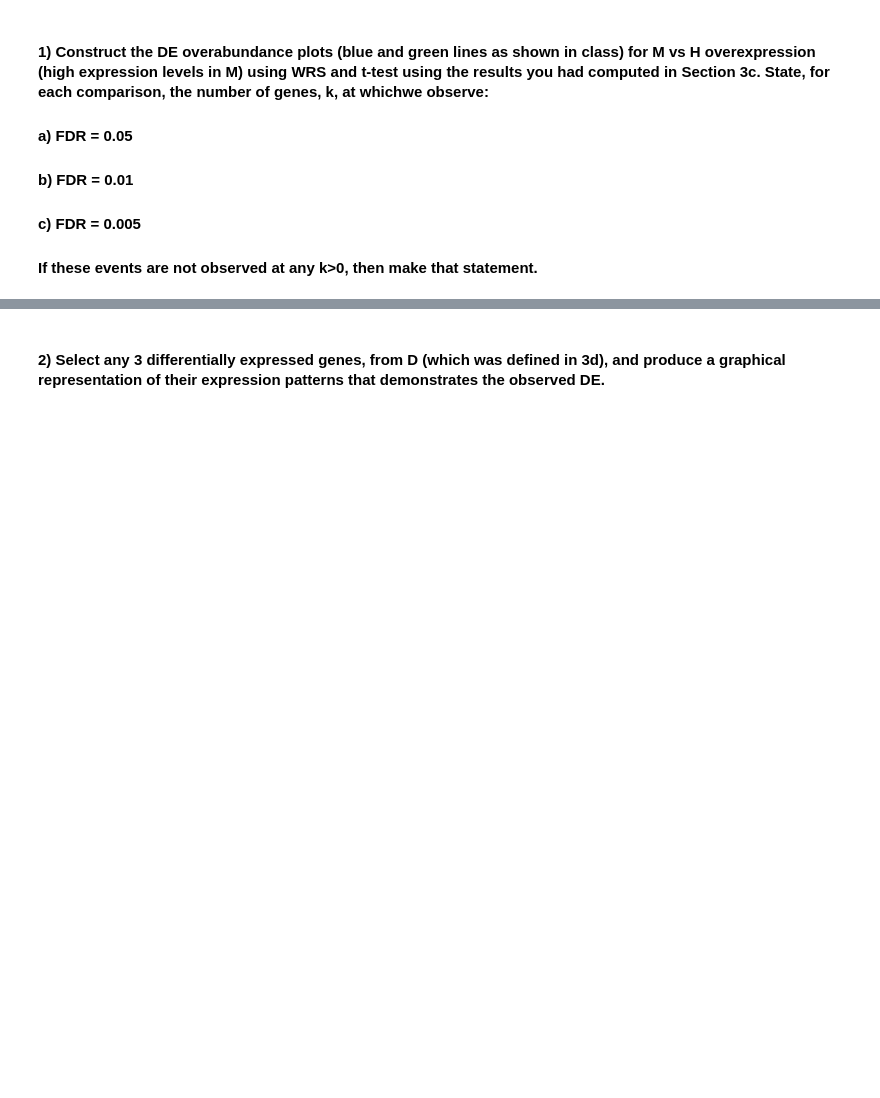
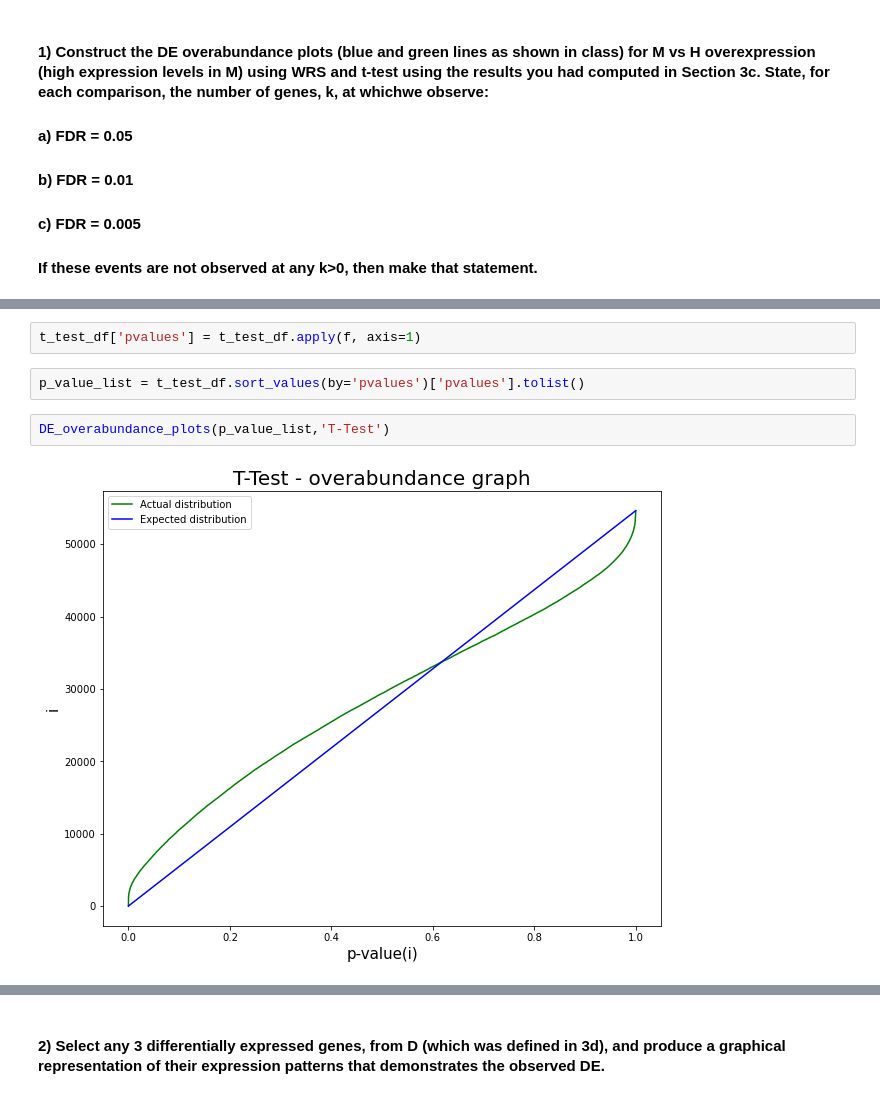
Before and after one commit to leeaz97/SatisticsIDC, a Jupyter notebook: HW4.ipynb, the cells around one changed output, grey strips where cells are left out. Cells and saved outputs as stored; diff of their text form; blank space fills up the shorter version.

```diff
--- a/HW4.ipynb
+++ b/HW4.ipynb
@@ -423,0 +419,8 @@ Compare it to the value in the above section. Explain.
+# %%
+t_test_df['pvalues'] = t_test_df.apply(f, axis=1)
+# %%
+p_value_list = t_test_df.sort_values(by='pvalues')['pvalues'].tolist()
+# %%
+DE_overabundance_plots(p_value_list,'T-Test')
+# %% [output]
+[figure, added]
```
Also changed, not shown: parts of 45 cells of this notebook.
